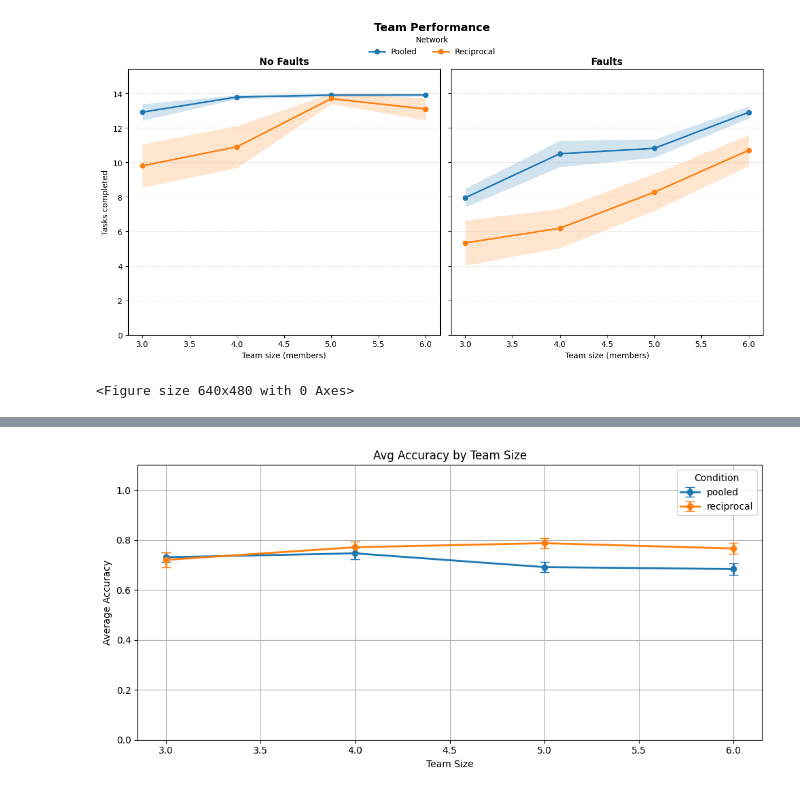
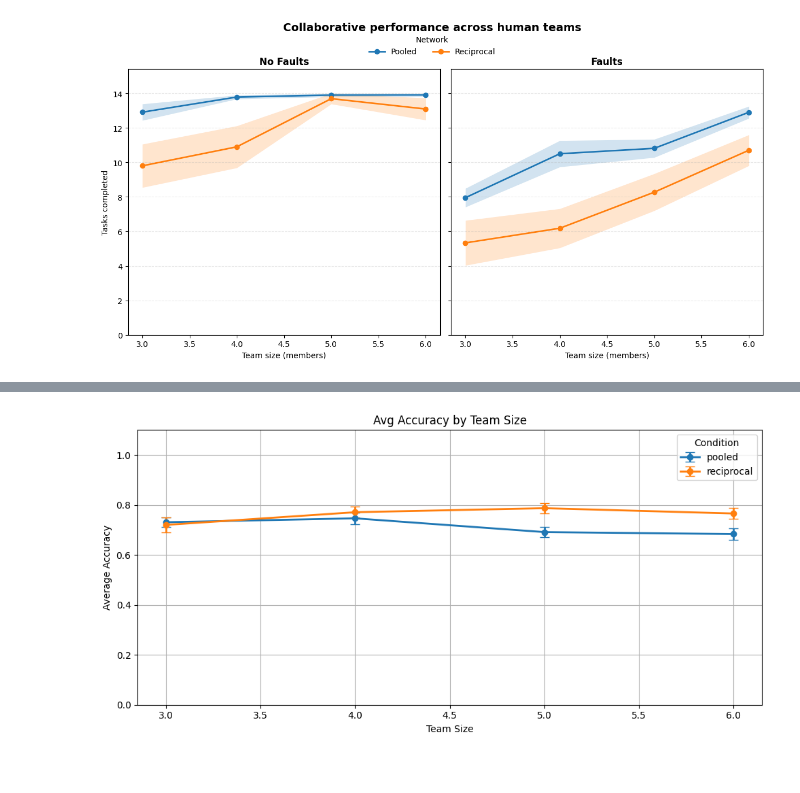
Before and after one commit to emieczkowski/collaborative_redundancy, a Jupyter notebook: analysis/Experiment1Analysis.ipynb, the cells around one changed output, grey strips where cells are left out. Drawn from its saved outputs; the diff is of its cells as text; code cells hidden in the pictures.

```diff
--- a/analysis/Experiment1Analysis.ipynb
+++ b/analysis/Experiment1Analysis.ipynb
@@ -312,10 +303,6 @@ def plot_team_size_by_tasks_completed(full_team_summary, title):
 
     plt.tight_layout()
     plt.show()
-
-    plt.tight_layout()
-    # fig.savefig("Experiment1_allconditions.pdf", format="pdf", bbox_inches="tight")
-    plt.show()
 # %%
 summary1, responses1 = preprocess("../data/Faults_1/stage.csv")
 summary2, responses2 = preprocess("../data/Faults_2/stage.csv")
@@ -328,36 +315,36 @@ full_team_summary = pd.concat([full_team_summary_2, summary4], ignore_index=True
 
 responses_df_1 = pd.concat([responses1, responses2], ignore_index=True)
 responses_df_2 = pd.concat([responses_df_1, responses3], ignore_index=True)
 responses_df = pd.concat([responses_df_2, responses4], ignore_index=True)
 
 # Remove teams with a Prolific server error (couldn't complete any tasks)
 rows_to_remove = ["team_51029216", "team_ef47d7ae", "team_0fc5fe76"]
 full_team_summary = full_team_summary[~full_team_summary["team_id"].isin(rows_to_remove)]
 responses_df = responses_df[~responses_df["team_id"].isin(rows_to_remove)]
 
 fault_summaries = []
 for i in [1, 2, 3, 4]:
     summary, _ = preprocess(f"../data/Faults_{i}/stage.csv")
     summary["fault"] = 1
     fault_summaries.append(summary)
 
 nofault_summaries = []
 for i in [1, 2]:
     summary, _ = preprocess(f"../data/NoFaults_{i}/stage.csv")
     summary["fault"] = 0
     nofault_summaries.append(summary)
 
 full_team_summary_all = pd.concat(
     fault_summaries + nofault_summaries,
     ignore_index=True
 )
 
 full_team_summary_all = full_team_summary_all[~full_team_summary_all["team_id"].isin(rows_to_remove)]
 
-plot_team_size_by_tasks_completed(full_team_summary_all, "Team Performance")
+# Figure 2 (top panels): mean tasks completed by team size, structure, and fault condition
+plot_team_size_by_tasks_completed(full_team_summary_all, "Collaborative performance across human teams")
 # %% [output]
-[figure, old version]
+[figure, new version]
-<Figure size 640x480 with 0 Axes>
 # %%
 # For comparing to Expt 2
 full_team_summary_all.to_csv("../data/exp1_team_summary.csv", index=False)
```
Also changed, not shown: parts of 13 cells of this notebook, 1 other file.
